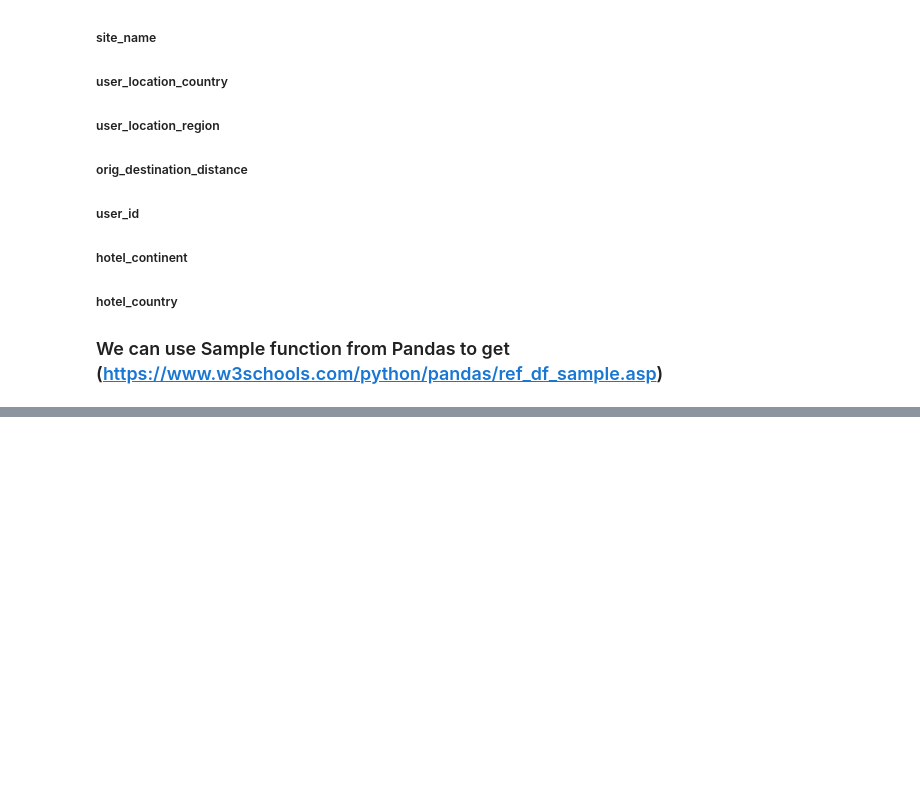
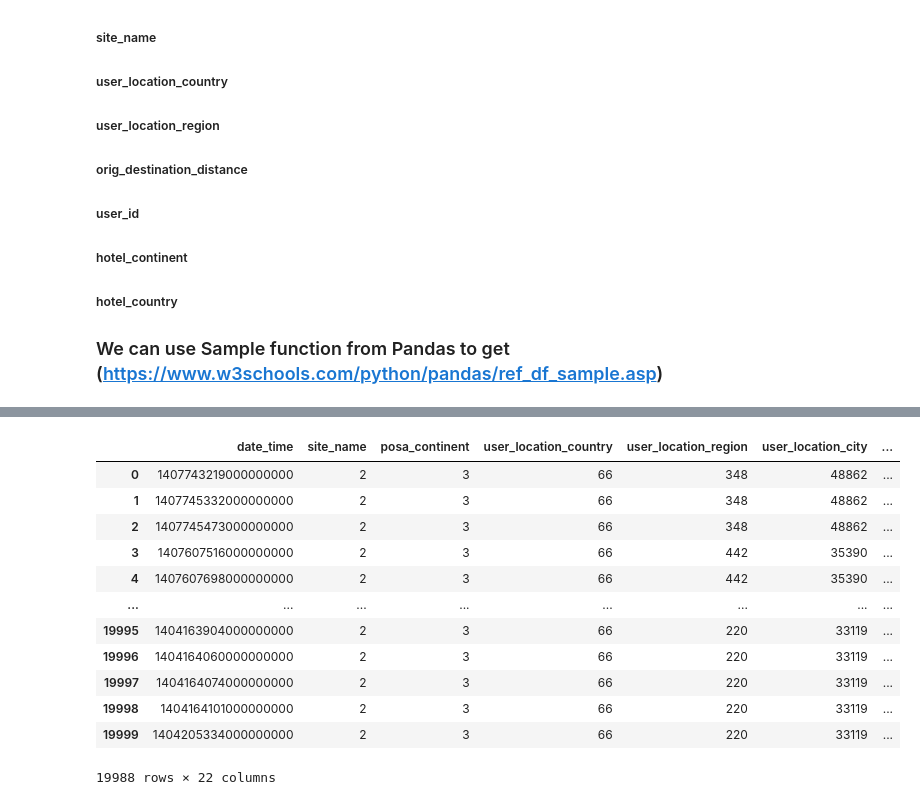
Before and after one commit to ChrisMiething/expedia-team-5, a Jupyter notebook: EDA.ipynb, the cells around one changed output, grey strips where cells are left out. Cells and saved outputs as stored; diff of their text form; code cells hidden in the pictures; blank space fills up the shorter version.

```diff
--- a/EDA.ipynb
+++ b/EDA.ipynb
@@ -102,0 +150,2 @@ Index(['date_time', 'site_name', 'posa_continent', 'user_location_country',
+# %%
+df_train_data.dropna(subset=["srch_ci", "srch_co"], inplace=True)
@@ -102,0 +260,17 @@ Index(['date_time', 'site_name', 'posa_continent', 'user_location_country',
+# %%
+df_train_data = df_train_data.drop(["orig_destination_distance", "user_id"], axis=1)
+df_train_data
+# %% [output]
+|  | date_time | site_name | posa_continent | user_location_country | user_location_region | user_location_city | ... |
+| 0 | 1407743219000000000 | 2 | 3 | 66 | 348 | 48862 | ... |
+| 1 | 1407745332000000000 | 2 | 3 | 66 | 348 | 48862 | ... |
+| 2 | 1407745473000000000 | 2 | 3 | 66 | 348 | 48862 | ... |
+| 3 | 1407607516000000000 | 2 | 3 | 66 | 442 | 35390 | ... |
+| 4 | 1407607698000000000 | 2 | 3 | 66 | 442 | 35390 | ... |
+| ... | ... | ... | ... | ... | ... | ... | ... |
+| 19995 | 1404163904000000000 | 2 | 3 | 66 | 220 | 33119 | ... |
+| 19996 | 1404164060000000000 | 2 | 3 | 66 | 220 | 33119 | ... |
+| 19997 | 1404164074000000000 | 2 | 3 | 66 | 220 | 33119 | ... |
+| 19998 | 1404164101000000000 | 2 | 3 | 66 | 220 | 33119 | ... |
+| 19999 | 1404205334000000000 | 2 | 3 | 66 | 220 | 33119 | ... |
+19988 rows × 22 columns
```
Also changed, not shown: parts of 26 cells of this notebook.
